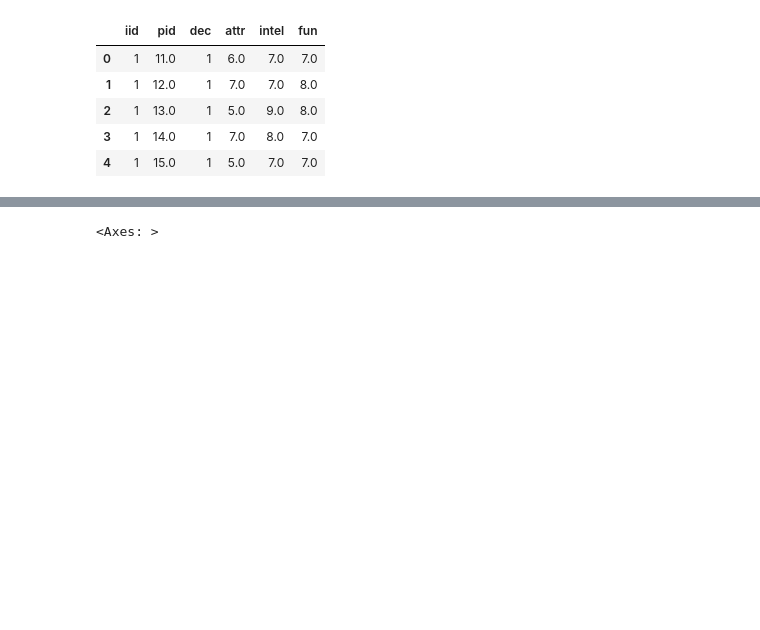
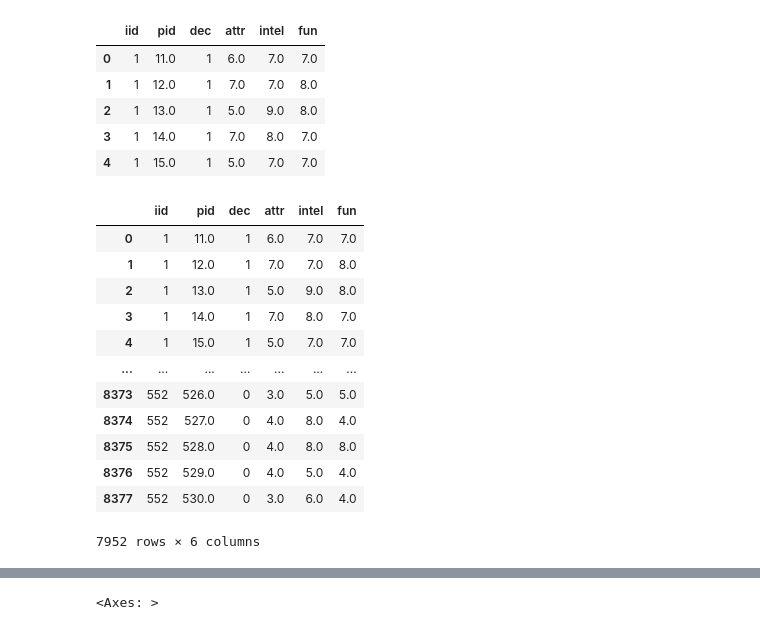
Before and after one commit to kwan-sr/cog-modeling-class-nc-ks, a Jupyter notebook: HW4/q3.ipynb, the cells around one changed output, grey strips where cells are left out. Saved outputs shown, nothing was run; the diff lists cells and outputs as text; code cells hidden in the pictures; blank space fills up the shorter version.

```diff
--- a/HW4/q3.ipynb
+++ b/HW4/q3.ipynb
@@ -37,6 +32,22 @@ data.head()
 | 2 | 1 | 13.0 | 1 | 5.0 | 9.0 | 8.0 |
 | 3 | 1 | 14.0 | 1 | 7.0 | 8.0 | 7.0 |
 | 4 | 1 | 15.0 | 1 | 5.0 | 7.0 | 7.0 |
+# %%
+data
+# %% [output]
+|  | iid | pid | dec | attr | intel | fun |
+| 0 | 1 | 11.0 | 1 | 6.0 | 7.0 | 7.0 |
+| 1 | 1 | 12.0 | 1 | 7.0 | 7.0 | 8.0 |
+| 2 | 1 | 13.0 | 1 | 5.0 | 9.0 | 8.0 |
+| 3 | 1 | 14.0 | 1 | 7.0 | 8.0 | 7.0 |
+| 4 | 1 | 15.0 | 1 | 5.0 | 7.0 | 7.0 |
+| ... | ... | ... | ... | ... | ... | ... |
+| 8373 | 552 | 526.0 | 0 | 3.0 | 5.0 | 5.0 |
+| 8374 | 552 | 527.0 | 0 | 4.0 | 8.0 | 4.0 |
+| 8375 | 552 | 528.0 | 0 | 4.0 | 8.0 | 8.0 |
+| 8376 | 552 | 529.0 | 0 | 4.0 | 5.0 | 4.0 |
+| 8377 | 552 | 530.0 | 0 | 3.0 | 6.0 | 4.0 |
+7952 rows × 6 columns
 # %%
 data_test = data[7157:] # test data 10%
 data = data[:7157]      # train data 90%
```
Also changed, not shown: parts of 11 cells of this notebook.
